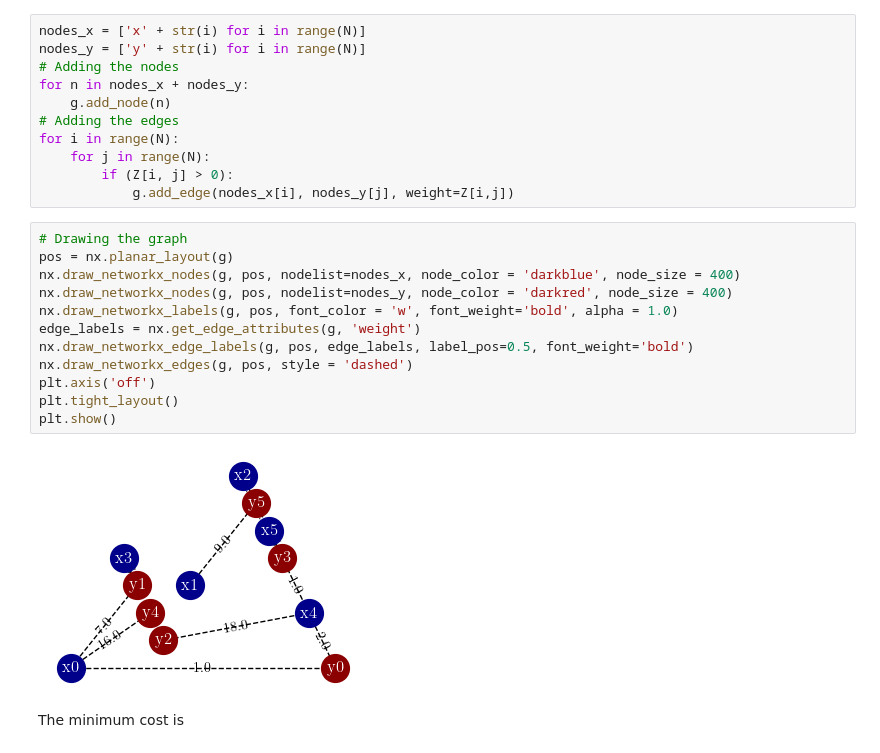
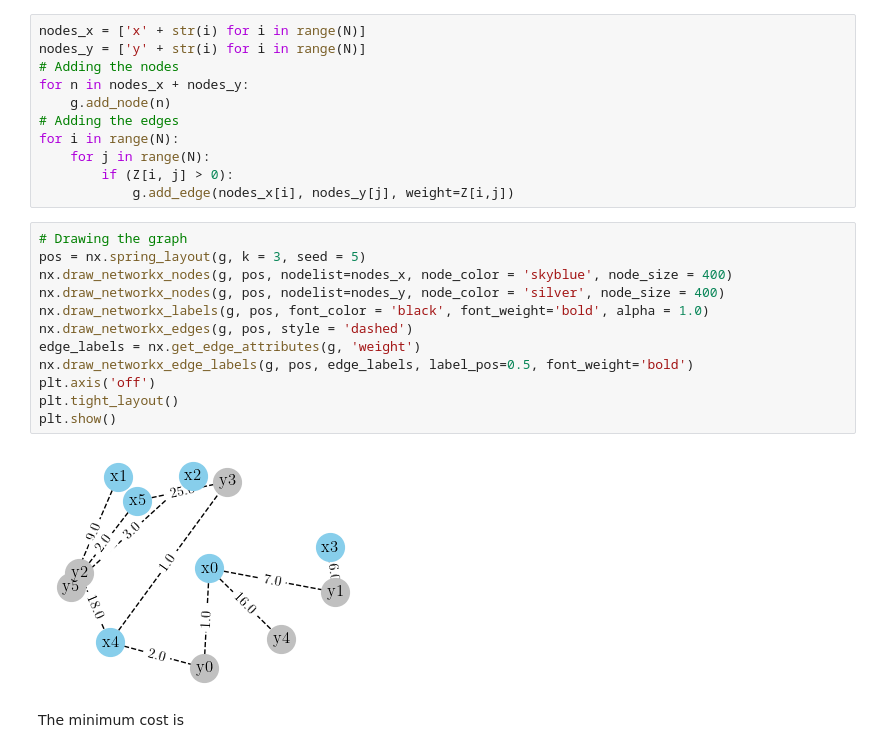
Before and after one commit to istmarc/optimal-transport, a Jupyter notebook: discrete/Relaxing the Monge formulation.ipynb, the cells around one changed output. Drawn from its saved outputs; the diff is of its cells as text.

```diff
--- a/discrete/Relaxing the Monge formulation.ipynb
+++ b/discrete/Relaxing the Monge formulation.ipynb
@@ -184,18 +185,18 @@ for i in range(N):
             g.add_edge(nodes_x[i], nodes_y[j], weight=Z[i,j])
 # %%
 # Drawing the graph
-pos = nx.planar_layout(g)
-nx.draw_networkx_nodes(g, pos, nodelist=nodes_x, node_color = 'darkblue', node_size = 400)
-nx.draw_networkx_nodes(g, pos, nodelist=nodes_y, node_color = 'darkred', node_size = 400)
-nx.draw_networkx_labels(g, pos, font_color = 'w', font_weight='bold', alpha = 1.0)
+pos = nx.spring_layout(g, k = 3, seed = 5)
+nx.draw_networkx_nodes(g, pos, nodelist=nodes_x, node_color = 'skyblue', node_size = 400)
+nx.draw_networkx_nodes(g, pos, nodelist=nodes_y, node_color = 'silver', node_size = 400)
+nx.draw_networkx_labels(g, pos, font_color = 'black', font_weight='bold', alpha = 1.0)
+nx.draw_networkx_edges(g, pos, style = 'dashed')
 edge_labels = nx.get_edge_attributes(g, 'weight')
 nx.draw_networkx_edge_labels(g, pos, edge_labels, label_pos=0.5, font_weight='bold')
-nx.draw_networkx_edges(g, pos, style = 'dashed')
 plt.axis('off')
 plt.tight_layout()
 plt.show()
 # %% [output]
-[figure, old version]
+[figure, new version]
 # %% [markdown]
 The minimum cost is
 # %%
```
Also changed, not shown: parts of 9 cells of this notebook.
